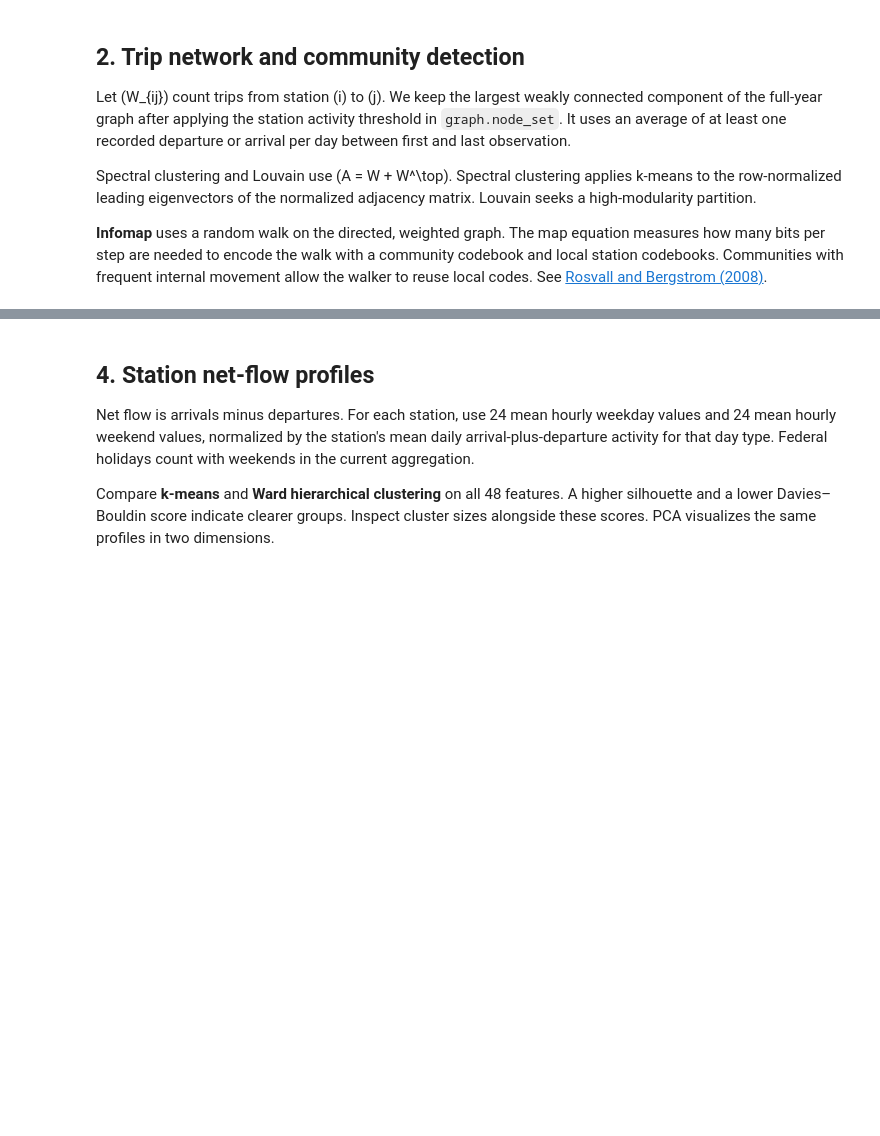
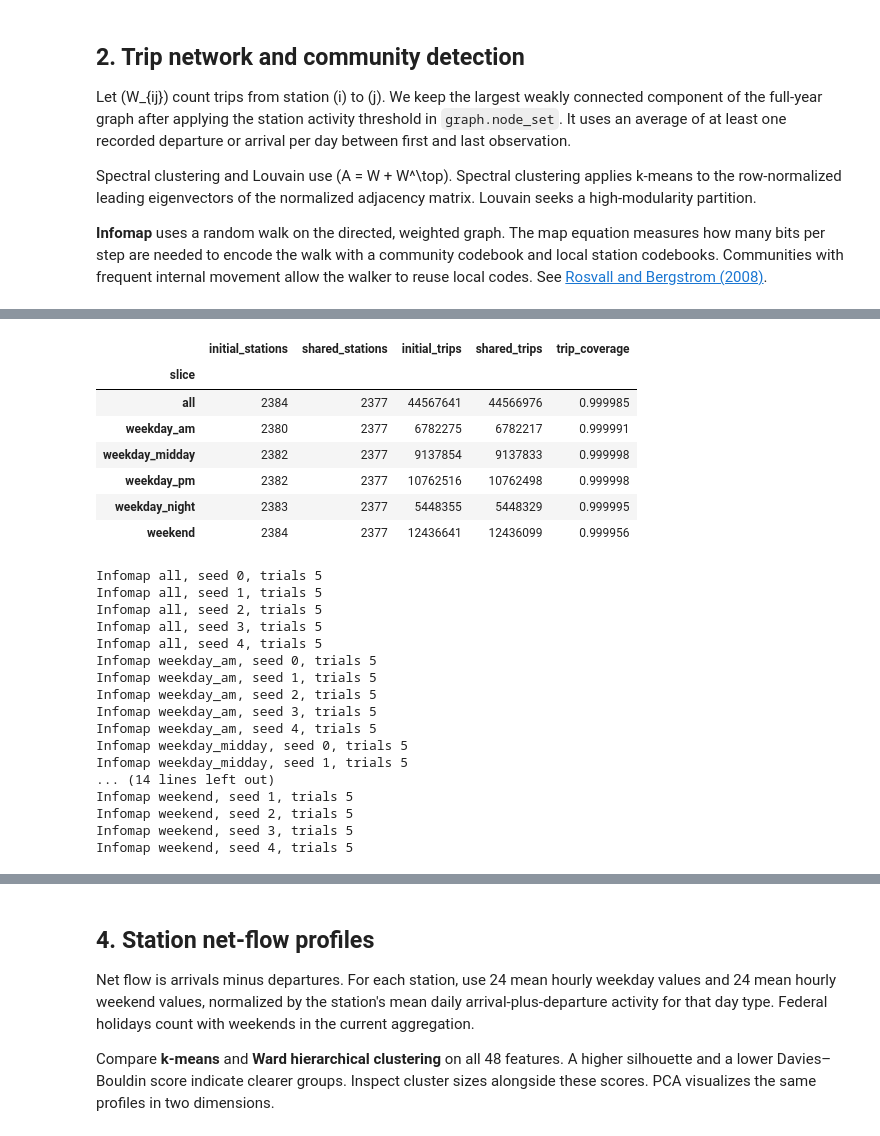
Before and after one commit to Lyngsberg/city_bike, a Jupyter notebook: city_bike.ipynb, the cells around one changed output, grey strips where cells are left out. Saved outputs shown, nothing was run; the diff lists cells and outputs as text; code cells hidden in the pictures; blank space fills up the shorter version.

```diff
--- a/city_bike.ipynb
+++ b/city_bike.ipynb
@@ -136,0 +154,47 @@ display(slice_scores.round(3))
+# %%
+from sklearn.metrics import adjusted_rand_score
+from citibike import temporal
+from matplotlib.colors import BoundaryNorm
+
+TIME_SEEDS = (0, 1, 2, 3, 4)
+TIME_TRIALS = 5
+slice_names = ["weekday_am", "weekday_midday", "weekday_pm", "weekday_night", "weekend"]
+period_names = {
+    "all": "Annual", "weekday_am": "Weekday morning",
+    "weekday_midday": "Weekday midday", "weekday_pm": "Weekday evening",
+    "weekday_night": "Weekday night", "weekend": "Weekend / holiday",
+}
+
+time_graphs, time_coverage = temporal.common_graphs(slice_names, annual.ids)
+display(time_coverage.round(6))
+time_runs = temporal.fit_repeated(time_graphs, TIME_SEEDS, TIME_TRIALS)
+within_ari, across_ari, time_retention = temporal.compare_runs(time_graphs, time_runs)
+assert all(np.array_equal(g.ids, time_graphs["all"].ids) for g in time_graphs.values())
+assert time_retention[["annual_retention", "slice_retention"]].ge(0).all().all()
+assert time_retention[["annual_retention", "slice_retention"]].le(1).all().all()
+# %% [output]
+|  | initial_stations | shared_stations | initial_trips | shared_trips | trip_coverage |
+| slice |  |  |  |  |  |
+| all | 2384 | 2377 | 44567641 | 44566976 | 0.999985 |
+| weekday_am | 2380 | 2377 | 6782275 | 6782217 | 0.999991 |
+| weekday_midday | 2382 | 2377 | 9137854 | 9137833 | 0.999998 |
+| weekday_pm | 2382 | 2377 | 10762516 | 10762498 | 0.999998 |
+| weekday_night | 2383 | 2377 | 5448355 | 5448329 | 0.999995 |
+| weekend | 2384 | 2377 | 12436641 | 12436099 | 0.999956 |
+Infomap all, seed 0, trials 5
+Infomap all, seed 1, trials 5
+Infomap all, seed 2, trials 5
+Infomap all, seed 3, trials 5
+Infomap all, seed 4, trials 5
+Infomap weekday_am, seed 0, trials 5
+Infomap weekday_am, seed 1, trials 5
+Infomap weekday_am, seed 2, trials 5
+Infomap weekday_am, seed 3, trials 5
+Infomap weekday_am, seed 4, trials 5
+Infomap weekday_midday, seed 0, trials 5
+Infomap weekday_midday, seed 1, trials 5
+... (14 lines left out)
+Infomap weekend, seed 1, trials 5
+Infomap weekend, seed 2, trials 5
+Infomap weekend, seed 3, trials 5
+Infomap weekend, seed 4, trials 5
```
Also changed, not shown: parts of 11 cells of this notebook, 3 other files.
